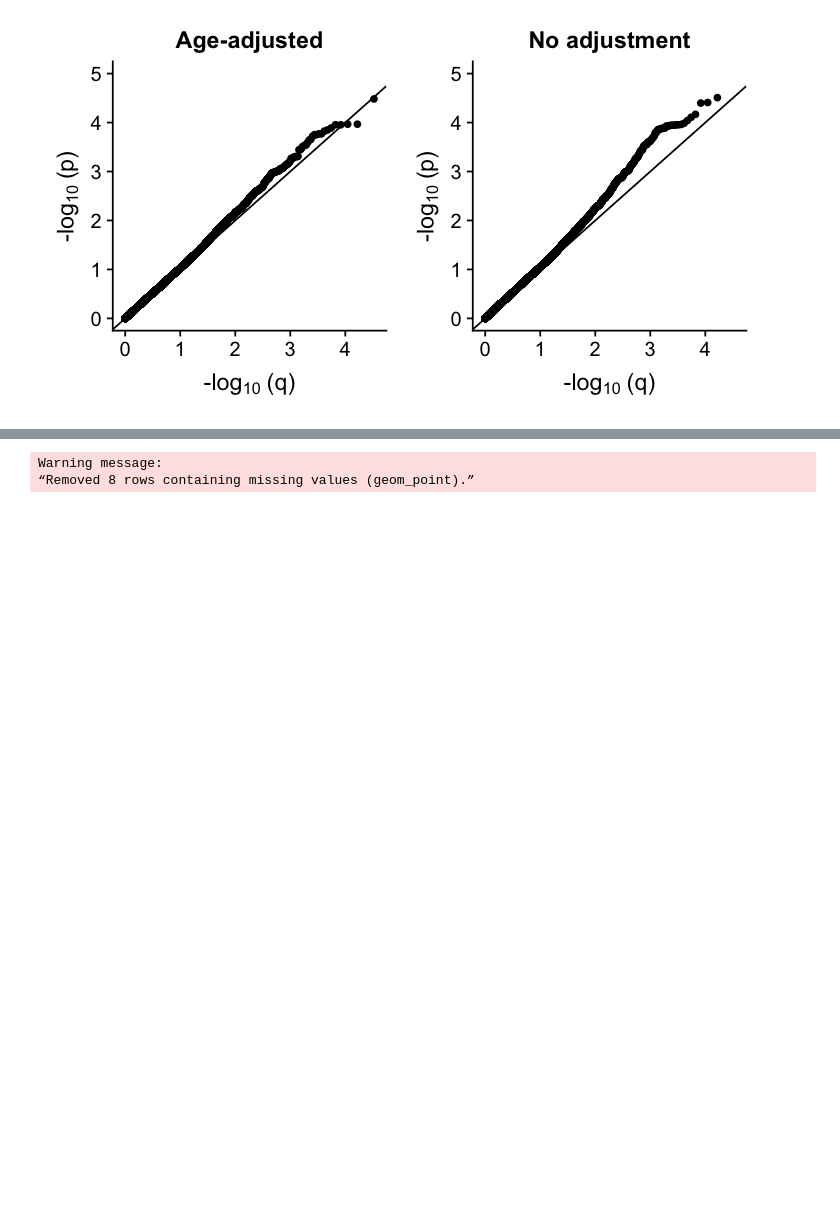
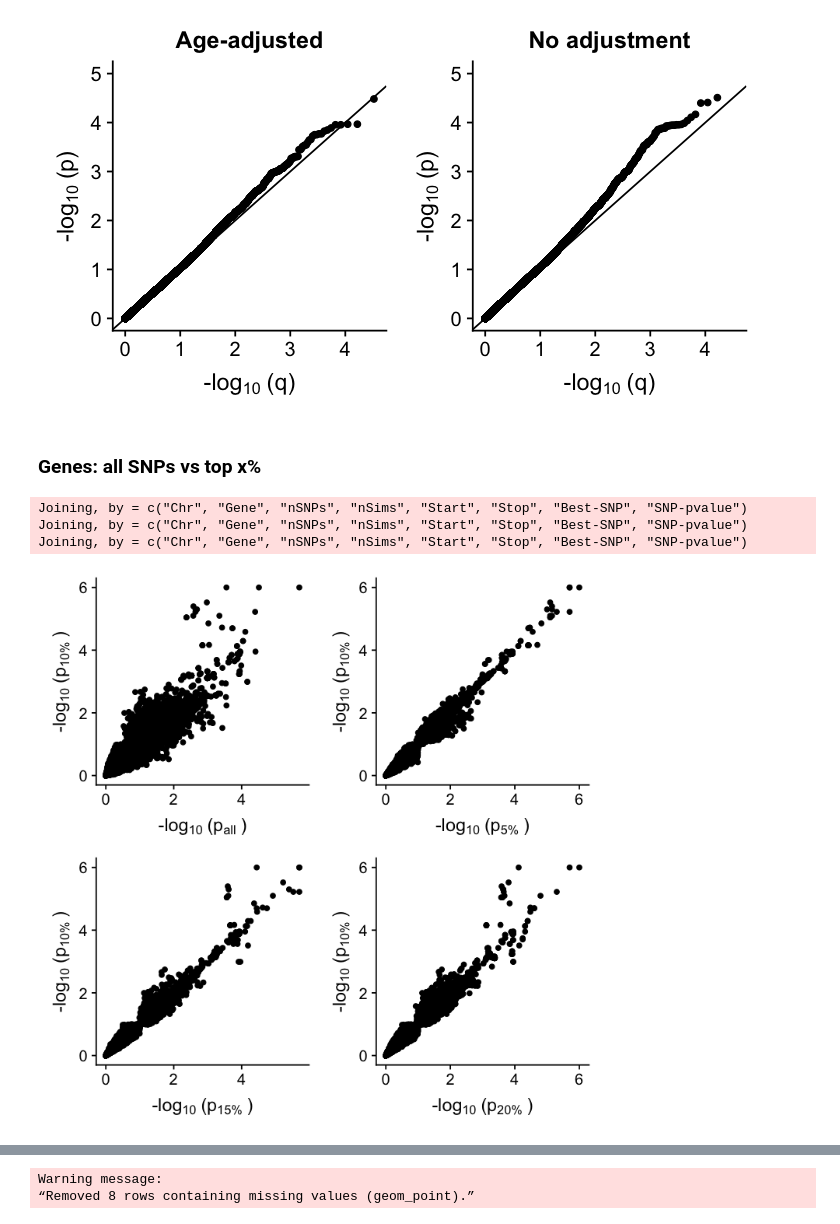
Before and after one commit to hclimente/genewa, a Jupyter notebook: results/conventional_gwas/gwas.ipynb, the cells around one changed output, grey strips where cells are left out. Cells and saved outputs as stored; diff of their text form; code cells hidden in the pictures; blank space fills up the shorter version.

```diff
--- a/results/conventional_gwas/gwas.ipynb
+++ b/results/conventional_gwas/gwas.ipynb
@@ -107,6 +107,37 @@ plot_grid(covars, no_covars)
 Warning message:
 “Removed 1 rows containing missing values (geom_point).”
 [figure]
+# %% [markdown]
+### Genes: all SNPs vs top x%
+# %%
+tops <- inner_join(read_tsv('../preprocessing/scored_genes.vegas.txt', col_types = 'iciddddddcd'),
+                    read_tsv('../conventional_gwas/vegas_5p/scored_genes.vegas.txt', col_types = 'iciddddddcd') %>% select(-Test, -Pvalue)) %>%
+         inner_join(read_tsv('../conventional_gwas/vegas_15p/scored_genes.vegas.txt', col_types = 'iciddddddcd') %>% select(-Test, -Pvalue)) %>%
+         inner_join(read_tsv('../conventional_gwas/vegas_20p/scored_genes.vegas.txt', col_types = 'iciddddddcd') %>% select(-Test, -Pvalue))
+
+top5 <- ggplot(tops, aes(-log10(`Top-0.05-pvalue`), -log10(`Top-0.1-pvalue`))) +
+    geom_point() +
+    labs(x = bquote('-log'[10]~'(p'['5%']~')'), y = bquote('-log'[10]~'(p'['10%']~')'))
+
+top15 <- ggplot(tops, aes(-log10(`Top-0.15-pvalue`), -log10(`Top-0.1-pvalue`))) +
+    geom_point() +
+    labs(x = bquote('-log'[10]~'(p'['15%']~')'), y = bquote('-log'[10]~'(p'['10%']~')'))
+
+top20 <- ggplot(tops, aes(-log10(`Top-0.2-pvalue`), -log10(`Top-0.1-pvalue`))) +
+    geom_point() +
+    labs(x = bquote('-log'[10]~'(p'['20%']~')'), y = bquote('-log'[10]~'(p'['10%']~')'))
+
+all <- ggplot(tops, aes(-log10(`Pvalue`), -log10(`Top-0.1-pvalue`))) +
+    geom_point() +
+    labs(x = bquote('-log'[10]~'(p'[all]~')'), y = bquote('-log'[10]~'(p'['10%']~')'))
+
+options(repr.plot.width=6, repr.plot.height=6)
+plot_grid(all, top5, top15, top20)
+# %% [output]
+Joining, by = c("Chr", "Gene", "nSNPs", "nSims", "Start", "Stop", "Best-SNP", "SNP-pvalue")
+Joining, by = c("Chr", "Gene", "nSNPs", "nSims", "Start", "Stop", "Best-SNP", "SNP-pvalue")
+Joining, by = c("Chr", "Gene", "nSNPs", "nSims", "Start", "Stop", "Best-SNP", "SNP-pvalue")
+[figure, added]
 # %% [markdown]
 ## SNP-level analyses
 
```
Also changed, not shown: parts of 2 cells of this notebook, 3 other files.
